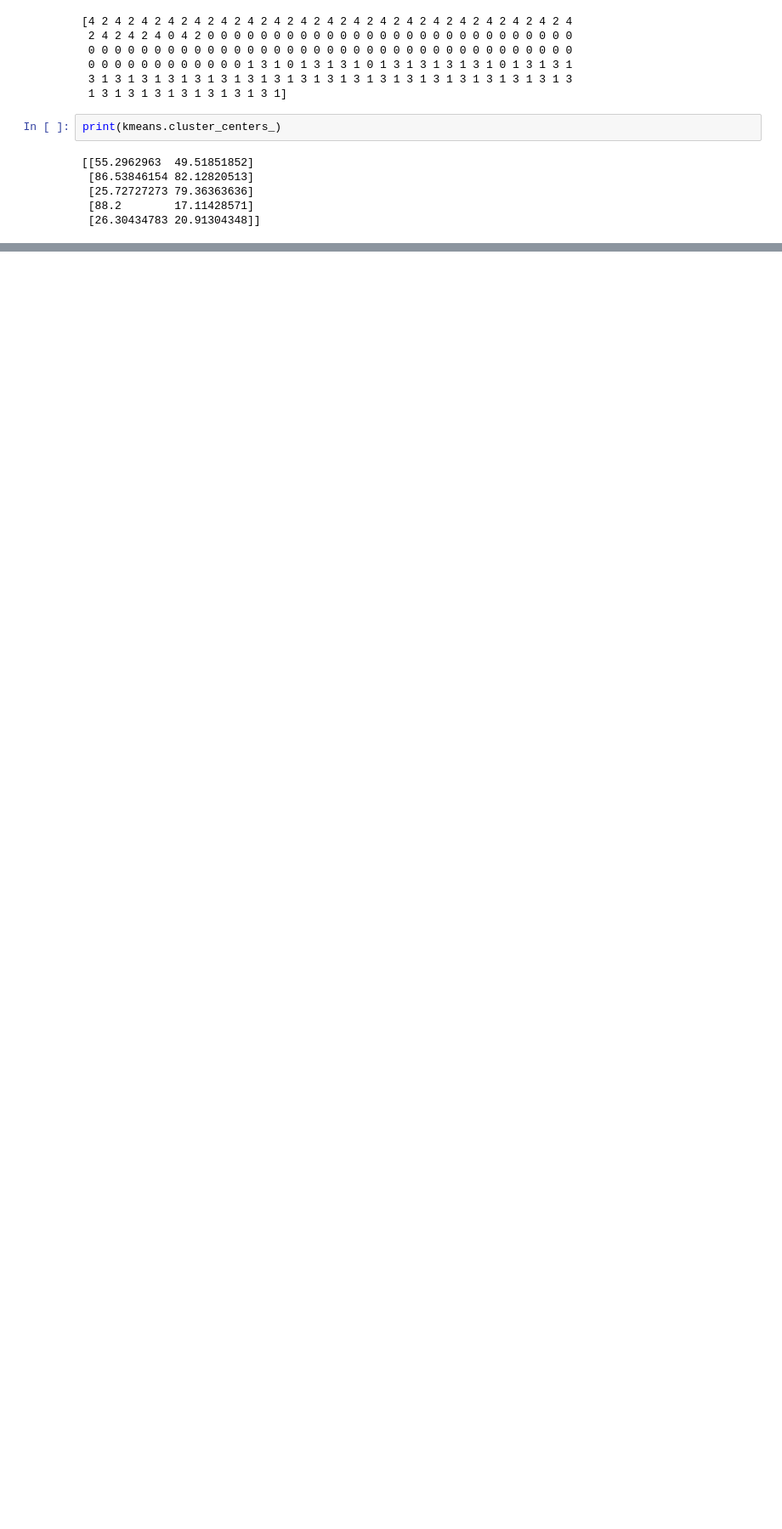
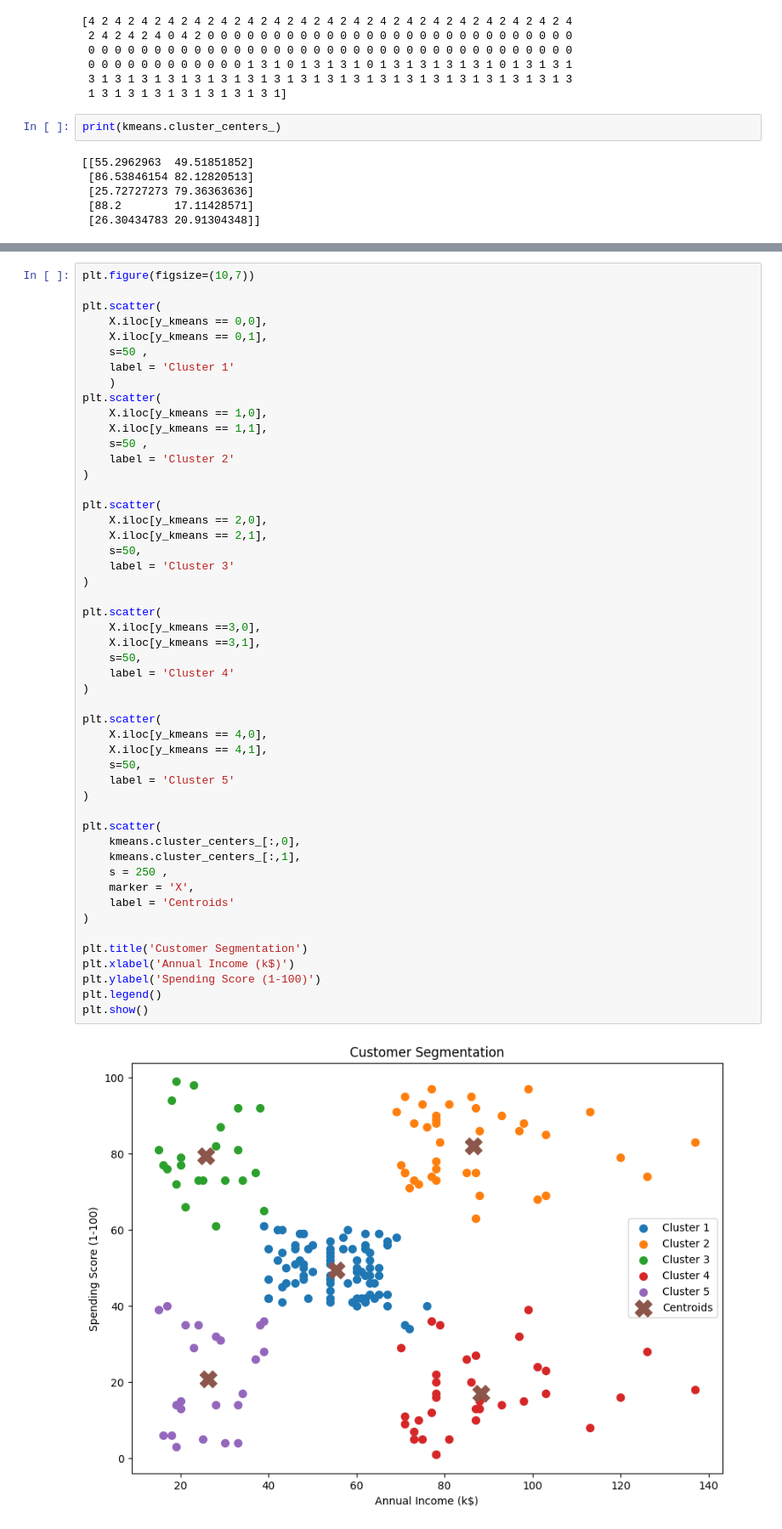
Before and after one commit to challamukeshreddy/SCT_ML_2, a Jupyter notebook: notebooks/customer_segmentation.ipynb, the cells around one changed output, grey strips where cells are left out. Shown at 85% size. Cells and saved outputs as stored; diff of their text form; blank space fills up the shorter version.

Commit message:
Added Customer Segmentation visualization

```diff
--- a/notebooks/customer_segmentation.ipynb
+++ b/notebooks/customer_segmentation.ipynb
@@ -121,0 +124,52 @@ print(kmeans.cluster_centers_)
+# %%
+plt.figure(figsize=(10,7))
+
+plt.scatter(
+    X.iloc[y_kmeans == 0,0],
+    X.iloc[y_kmeans == 0,1],
+    s=50 ,
+    label = 'Cluster 1'
+    )
+plt.scatter(
+    X.iloc[y_kmeans == 1,0],
+    X.iloc[y_kmeans == 1,1],
+    s=50 ,
+    label = 'Cluster 2'
+)
+
+plt.scatter(
+    X.iloc[y_kmeans == 2,0],
+    X.iloc[y_kmeans == 2,1],
+    s=50,
+    label = 'Cluster 3'
+)
+
+plt.scatter(
+    X.iloc[y_kmeans ==3,0],
+    X.iloc[y_kmeans ==3,1],
+    s=50,
+    label = 'Cluster 4'
+)
+
+plt.scatter(
+    X.iloc[y_kmeans == 4,0],
+    X.iloc[y_kmeans == 4,1],
+    s=50,
+    label = 'Cluster 5'
+)
+
+plt.scatter(
+    kmeans.cluster_centers_[:,0],
+    kmeans.cluster_centers_[:,1],
+    s = 250 ,
+    marker = 'X',
+    label = 'Centroids'
+)
+
+plt.title('Customer Segmentation')
+plt.xlabel('Annual Income (k$)')
+plt.ylabel('Spending Score (1-100)')
+plt.legend()
+plt.show()
+# %% [output]
+[figure, added]
```
Also changed, not shown: parts of 2 cells of this notebook, 1 other file.
